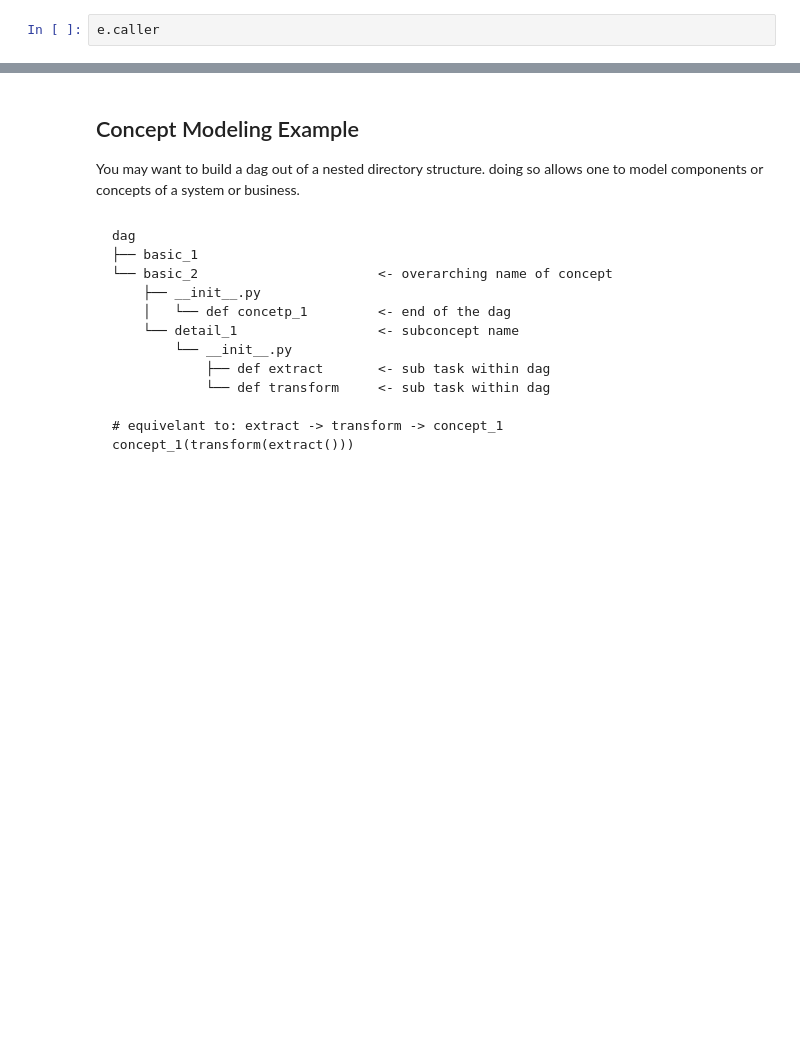
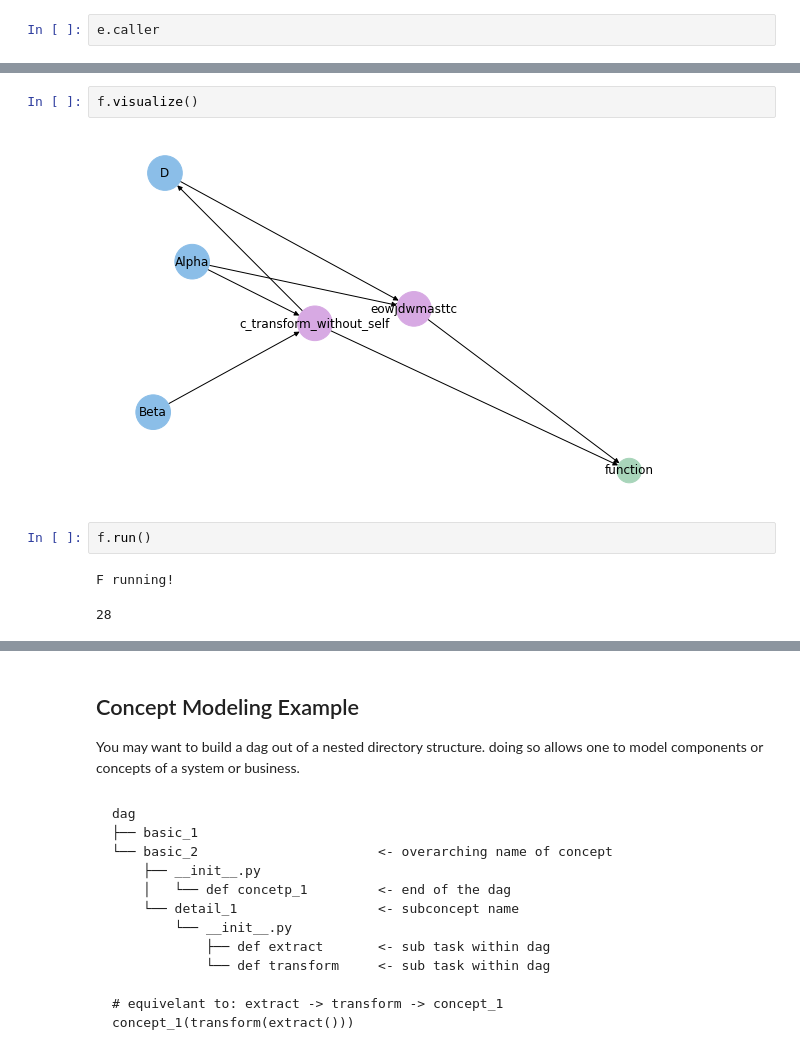
Before and after one commit to lastmeta/factum, a Jupyter notebook: notebooks/dev.ipynb, the cells around one changed output, grey strips where cells are left out. Saved outputs shown, nothing was run; the diff lists cells and outputs as text; blank space fills up the shorter version.

```diff
--- a/notebooks/dev.ipynb
+++ b/notebooks/dev.ipynb
@@ -278,0 +293,9 @@ e.visualize(name_kind='tree_name')
+# %%
+f.visualize()
+# %% [output]
+[figure, added]
+# %%
+f.run()
+# %% [output]
+F running!
+28
```
Also changed, not shown: parts of 36 cells of this notebook, 1 other file.
